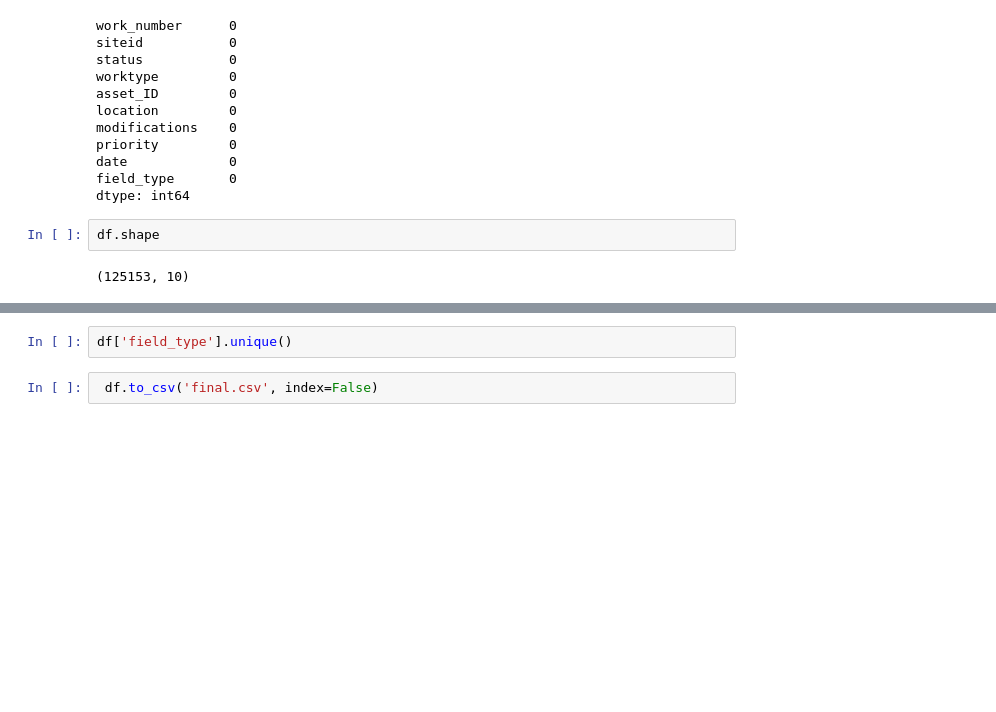
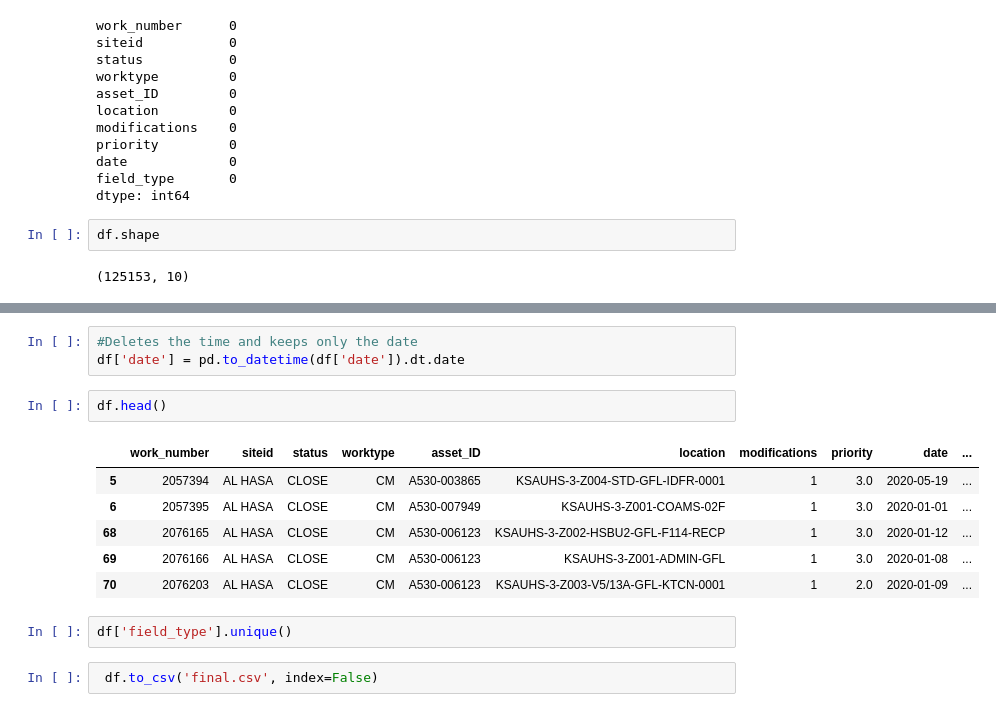
Before and after one commit to RawabeT/Final_project, a Jupyter notebook: EDA.ipynb, the cells around one changed output, grey strips where cells are left out. Drawn from its saved outputs; the diff is of its cells as text; blank space fills up the shorter version.

Commit message:
date time

```diff
--- a/EDA.ipynb
+++ b/EDA.ipynb
@@ -264,6 +264,18 @@ df.head()
 | 68 | 2076165 | AL HASA | CLOSE | CM | A530-006123 | KSAUHS-3-Z002-HSBU2-GFL-F114-RECP | 1 | 3.0 | 1/12/20 1:28 PM | ... |
 | 69 | 2076166 | AL HASA | CLOSE | CM | A530-006123 | KSAUHS-3-Z001-ADMIN-GFL | 1 | 3.0 | 1/8/20 2:46 PM | ... |
 | 70 | 2076203 | AL HASA | CLOSE | CM | A530-006123 | KSAUHS-3-Z003-V5/13A-GFL-KTCN-0001 | 1 | 2.0 | 1/9/20 7:21 AM | ... |
+# %%
+#Deletes the time and keeps only the date
+df['date'] = pd.to_datetime(df['date']).dt.date
+# %%
+df.head()
+# %% [output]
+|  | work_number | siteid | status | worktype | asset_ID | location | modifications | priority | date | ... |
+| 5 | 2057394 | AL HASA | CLOSE | CM | A530-003865 | KSAUHS-3-Z004-STD-GFL-IDFR-0001 | 1 | 3.0 | 2020-05-19 | ... |
+| 6 | 2057395 | AL HASA | CLOSE | CM | A530-007949 | KSAUHS-3-Z001-COAMS-02F | 1 | 3.0 | 2020-01-01 | ... |
+| 68 | 2076165 | AL HASA | CLOSE | CM | A530-006123 | KSAUHS-3-Z002-HSBU2-GFL-F114-RECP | 1 | 3.0 | 2020-01-12 | ... |
+| 69 | 2076166 | AL HASA | CLOSE | CM | A530-006123 | KSAUHS-3-Z001-ADMIN-GFL | 1 | 3.0 | 2020-01-08 | ... |
+| 70 | 2076203 | AL HASA | CLOSE | CM | A530-006123 | KSAUHS-3-Z003-V5/13A-GFL-KTCN-0001 | 1 | 2.0 | 2020-01-09 | ... |
 # %%
 df['field_type'].unique()
 # %%
```
